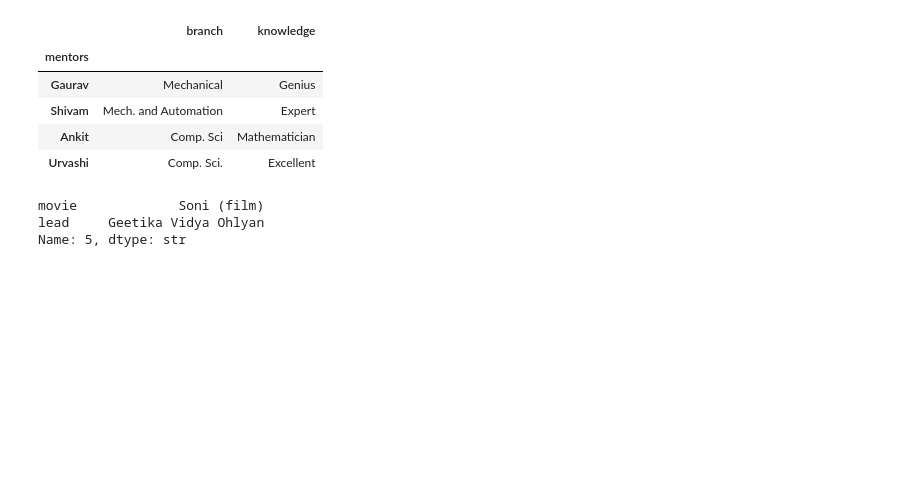
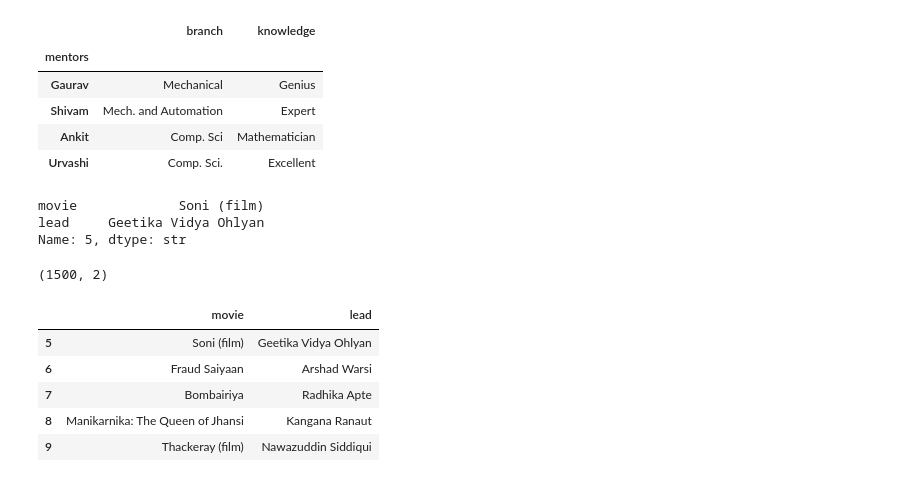
Before and after one commit to jhalucky/KPP-Keep-Practicing-Python, a Jupyter notebook: pandas/working.ipynb, the cells around one changed output. Saved outputs shown, nothing was run; the diff lists cells and outputs as text; code cells hidden in the pictures; blank space fills up the shorter version.

Commit message:
feat: iloc multiples

```diff
--- a/pandas/working.ipynb
+++ b/pandas/working.ipynb
@@ -284,3 +284,16 @@ movies.iloc[5]
 movie             Soni (film)
 lead     Geetika Vidya Ohlyan
 Name: 5, dtype: str
+# %%
+movies.shape
+# %% [output]
+(1500, 2)
+# %%
+movies.iloc[5:10]
+# %% [output]
+|  | movie | lead |
+| 5 | Soni (film) | Geetika Vidya Ohlyan |
+| 6 | Fraud Saiyaan | Arshad Warsi |
+| 7 | Bombairiya | Radhika Apte |
+| 8 | Manikarnika: The Queen of Jhansi | Kangana Ranaut |
+| 9 | Thackeray (film) | Nawazuddin Siddiqui |
```
